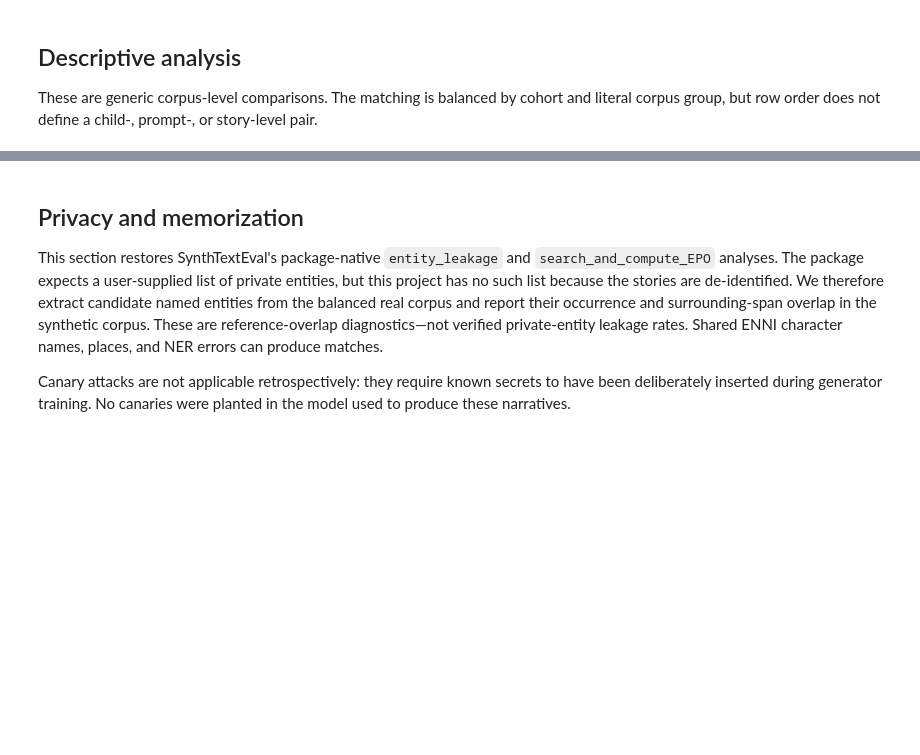
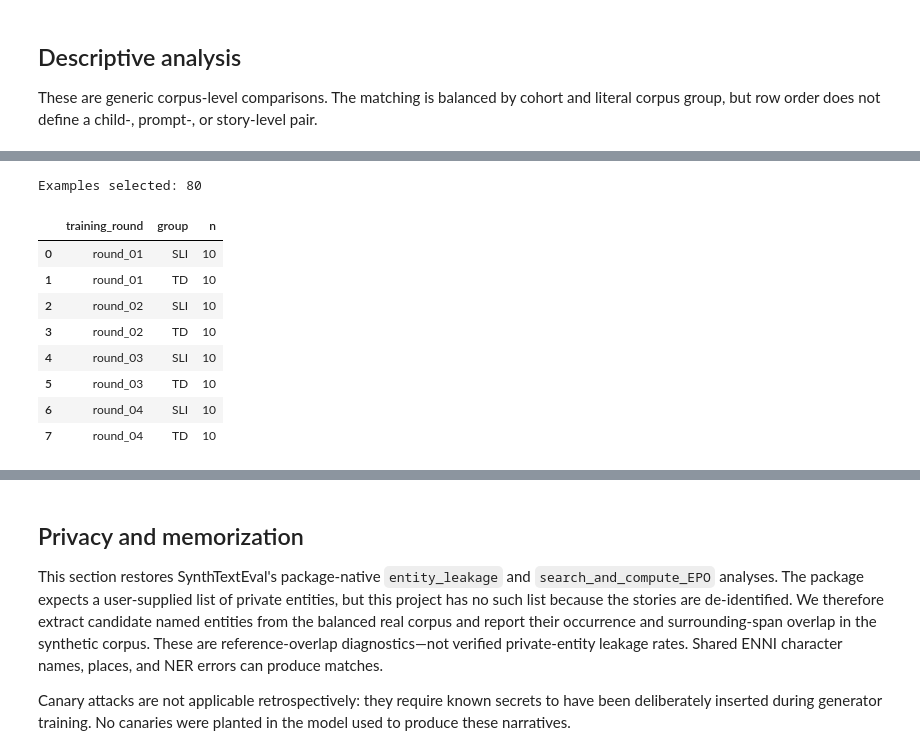
Before and after one commit to shamira-venturini/ICL-PILOT, a Jupyter notebook: notebooks/synthtexteval_demo.ipynb, the cells around one changed output, grey strips where cells are left out. Saved outputs shown, nothing was run; the diff lists cells and outputs as text; code cells hidden in the pictures; blank space fills up the shorter version.

```diff
--- a/notebooks/synthtexteval_demo.ipynb
+++ b/notebooks/synthtexteval_demo.ipynb
@@ -53,15 +51,16 @@ MAX_SAMPLES_PER_GROUP = None  # Set to 20 for a CPU smoke test.
 RUN_MAUVE = True
 RUN_REPEATED_MAUVE = True
 REPEATED_MAUVE_N_RUNS = 20
-MAUVE_STABILITY_BASE_SEED = 42
-MAUVE_DEVICE_ID = 0
-MAUVE_MAX_TEXT_LENGTH = 512
+MAUVE_STABILITY_BASE_SEED = 25  # MAUVE library default; first repeated run should reproduce the wrapper score.
+MAUVE_DEVICE_ID = 0  # Fallback only; repeated diagnostics inherit the main SynthTextEval MAUVE device.
+MAUVE_MAX_TEXT_LENGTH = 1024  # Fallback only; repeated diagnostics inherit the main SynthTextEval value.
 # In addition to varying MAUVE's seed on the full balanced corpus, run an 80%
 # subsampling sensitivity analysis. Set to None to disable the subsampling arm.
 MAUVE_SUBSAMPLE_FRACTION = 0.80
 
 RUN_CLASSIFICATION = True  # Requires a CUDA-enabled Colab runtime.
 RUN_GILLAM_EXTERNAL_TEST = True  # Gillam remains test-only.
+RUN_CHILD_LEVEL_CLASSIFICATION = True  # Aggregate ENNI story probabilities to one prediction per child.
 RUN_PRIVACY_ANALYSIS = True
 PRIVACY_ENTITY_LABELS = ("PERSON", "ORG", "GPE", "LOC", "FAC", "NORP")
 PRIVACY_MAX_CONTEXT_WINDOW = 4
@@ -703,7 +791,7 @@ if RUN_CLASSIFICATION:
                     problem_type="single_label_classification",
                     text_field="output_text",
                     label_field="Label",
-                    retain_columns=["cohort_year", "classification_round", "group", "source_child_id", "source_dataset", "sex"],
+                    retain_columns=["cohort_year", "classification_round", "group", "source_child_id", "story_id", "source_dataset", "sex"],
                     is_test=True,
                 )
                 Classifier(Arguments(train=external_test_args, model=external_model_args)).test_model()
@@ -923,0 +1503,70 @@ else:
+# %%
+sample_parts = []
+
+for round_index, (round_id, prepared) in enumerate(
+    prepared_rounds.items()
+):
+    test_frame = prepared["test"].copy()
+
+    for label_id in sorted(LABEL_MAPPING.values()):
+        class_frame = test_frame.loc[
+            test_frame["Label"].eq(label_id)
+        ].copy()
+
+        if EXPLAIN_SAMPLES_PER_CLASS is None:
+            sampled = class_frame
+        else:
+            n = min(
+                EXPLAIN_SAMPLES_PER_CLASS,
+                len(class_frame),
+            )
+
+            sampled = class_frame.sample(
+                n=n,
+                random_state=(
+                    EXPLAIN_SEED
+                    + 100 * round_index
+                    + label_id
+                ),
+            )
+
+        sampled = sampled.copy()
+        sampled["training_round"] = round_id
+        sample_parts.append(sampled)
+
+explainability_samples = pd.concat(
+    sample_parts,
+    ignore_index=True,
+)
+
+# Stable identifier for explanation outputs
+explainability_samples["explanation_id"] = [
+    f"{row.training_round}_child_{row.source_child_id}"
+    for row in explainability_samples.itertuples()
+]
+
+explainability_samples.to_csv(
+    EXPLAIN_DIR / "explainability_sample_manifest.csv",
+    index=False,
+)
+
+print("Examples selected:", len(explainability_samples))
+
+display(
+    explainability_samples
+    .groupby(["training_round", "group"])
+    .size()
+    .rename("n")
+    .reset_index()
+)
+# %% [output]
+Examples selected: 80
+|  | training_round | group | n |
+| 0 | round_01 | SLI | 10 |
+| 1 | round_01 | TD | 10 |
+| 2 | round_02 | SLI | 10 |
+| 3 | round_02 | TD | 10 |
+| 4 | round_03 | SLI | 10 |
+| 5 | round_03 | TD | 10 |
+| 6 | round_04 | SLI | 10 |
+| 7 | round_04 | TD | 10 |
```
Also changed, not shown: parts of 25 cells of this notebook, 2 other files.
